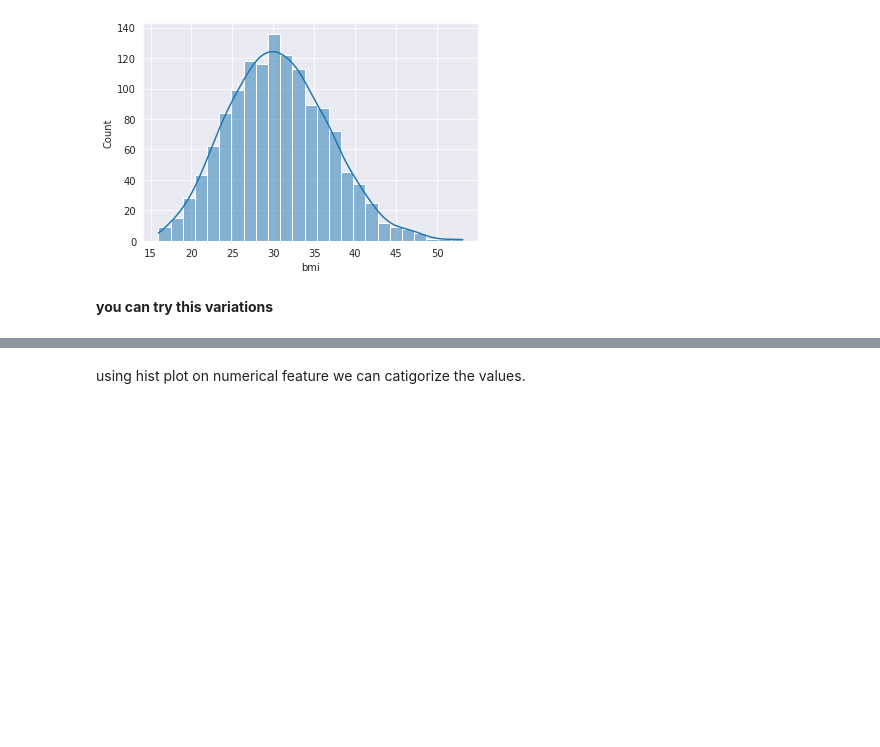
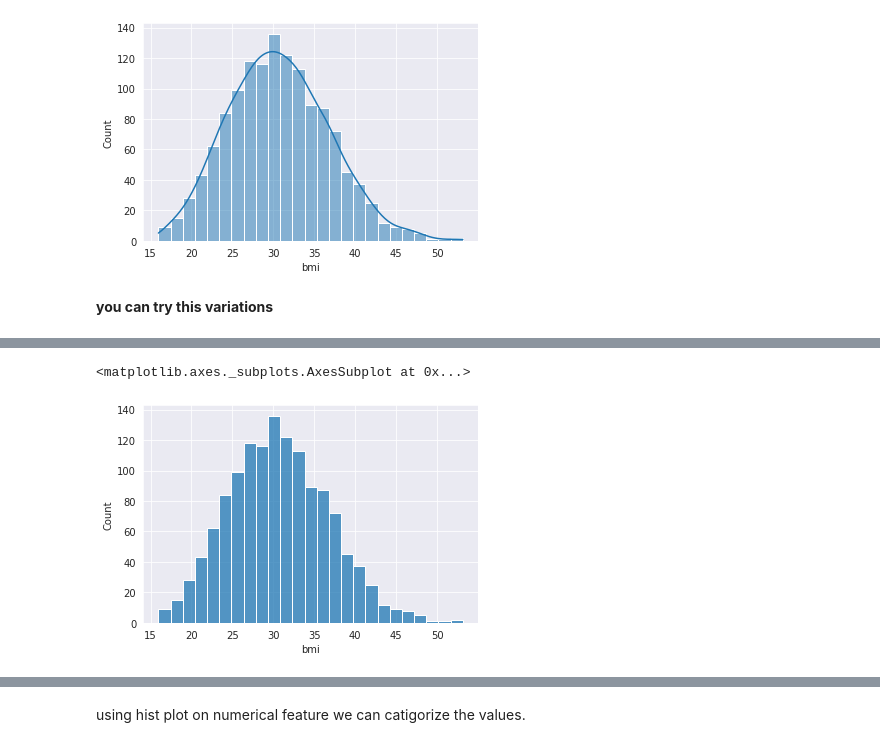
Before and after one commit to Sehaj1904/Data-Science, a Jupyter notebook: Data_Visualization.ipynb, the cells around one changed output, grey strips where cells are left out. Drawn from its saved outputs; the diff is of its cells as text; code cells hidden in the pictures; blank space fills up the shorter version.

```diff
--- a/Data_Visualization.ipynb
+++ b/Data_Visualization.ipynb
@@ -158,3 +202,8 @@ sns.histplot(data = ???, x = '???',kde = ???)
+# %%
+sns.histplot(x = 'bmi', data = df)
+# %% [output]
+<matplotlib.axes._subplots.AxesSubplot at 0x...>
+[figure, added]
 # %%
 sns.set_style('darkgrid')
 
```
Also changed, not shown: parts of 28 cells of this notebook.
